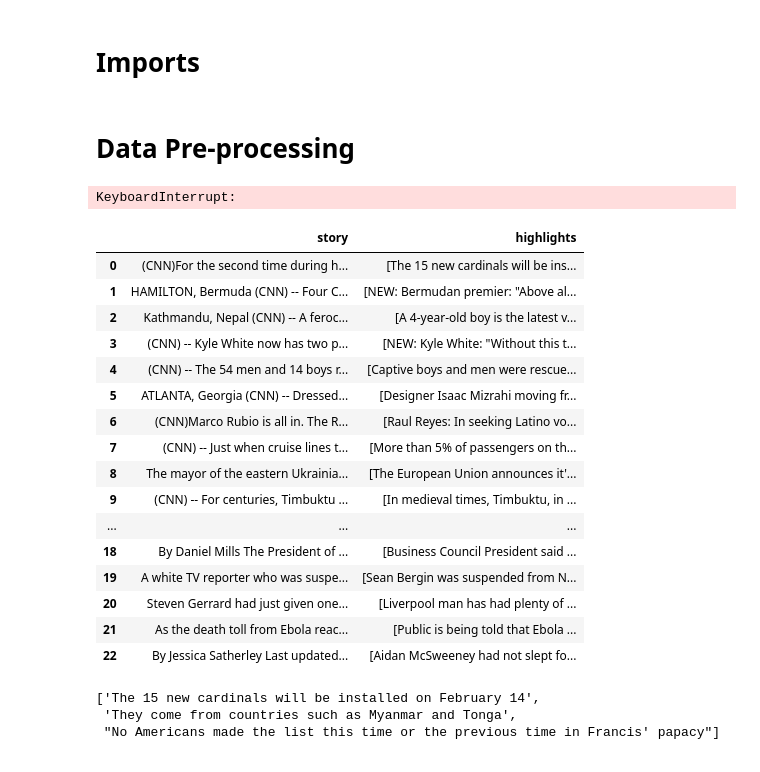
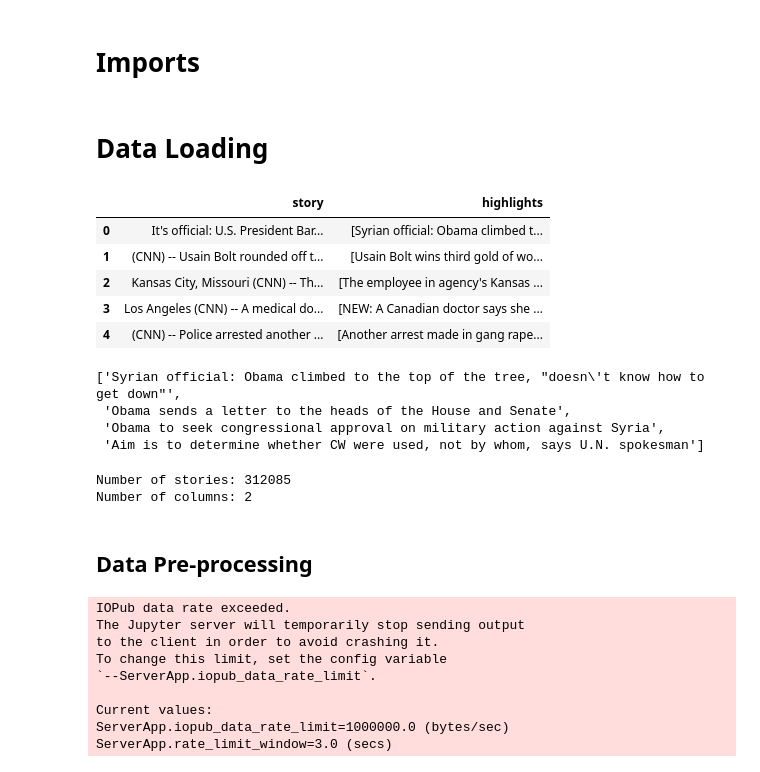
Before and after one commit to lyzwinskimarcin/Text_summarizer, a Jupyter notebook: Untitled.ipynb, the cells around one changed output. Saved outputs shown, nothing was run; the diff lists cells and outputs as text; code cells hidden in the pictures.

```diff
--- a/Untitled.ipynb
+++ b/Untitled.ipynb
@@ -6,5 +14,5 @@ import os
 # %% [markdown]
-# Data Pre-processing
+# Data Loading
 # %%
 # Function for reading one file
 def read_dataset(file_path):
@@ -32,7 +40,7 @@ def read_all_stories(directories):
     data = []  # List to hold data before converting to DataFrame
 
     # Read and process each .STORY file
-    for path in file_paths:
+    for path in tqdm(file_paths, desc="Processing files"):
         try:
             story, highlights = read_dataset(path)
             data.append({'story': story, 'highlights': highlights})
@@ -47,31 +55,28 @@ raw_data = read_all_stories(file_paths)
 # %%
 file_paths = ['Data/cnn', 'Data/dailymail']
 raw_data = read_all_stories(file_paths)
-# %% [output]
-KeyboardInterrupt:
 # %%
-raw_data.head(40)
+raw_data.head(5)
 # %% [output]
 |  | story | highlights |
-| 0 | (CNN)For the second time during h... | [The 15 new cardinals will be ins... |
-| 1 | HAMILTON, Bermuda (CNN) -- Four C... | [NEW: Bermudan premier: "Above al... |
-| 2 | Kathmandu, Nepal (CNN) -- A feroc... | [A 4-year-old boy is the latest v... |
-| 3 | (CNN) -- Kyle White now has two p... | [NEW: Kyle White: "Without this t... |
-| 4 | (CNN) -- The 54 men and 14 boys r... | [Captive boys and men were rescue... |
-| 5 | ATLANTA, Georgia (CNN) -- Dressed... | [Designer Isaac Mizrahi moving fr... |
-| 6 | (CNN)Marco Rubio is all in. The R... | [Raul Reyes: In seeking Latino vo... |
-| 7 | (CNN) -- Just when cruise lines t... | [More than 5% of passengers on th... |
-| 8 | The mayor of the eastern Ukrainia... | [The European Union announces it'... |
-| 9 | (CNN) -- For centuries, Timbuktu ... | [In medieval times, Timbuktu, in ... |
-| ... | ... | ... |
-| 18 | By Daniel Mills The President of ... | [Business Council President said ... |
-| 19 | A white TV reporter who was suspe... | [Sean Bergin was suspended from N... |
-| 20 | Steven Gerrard had just given one... | [Liverpool man has had plenty of ... |
-| 21 | As the death toll from Ebola reac... | [Public is being told that Ebola ... |
-| 22 | By Jessica Satherley Last updated... | [Aidan McSweeney had not slept fo... |
+| 0 | It's official: U.S. President Bar... | [Syrian official: Obama climbed t... |
+| 1 | (CNN) -- Usain Bolt rounded off t... | [Usain Bolt wins third gold of wo... |
+| 2 | Kansas City, Missouri (CNN) -- Th... | [The employee in agency's Kansas ... |
+| 3 | Los Angeles (CNN) -- A medical do... | [NEW: A Canadian doctor says she ... |
+| 4 | (CNN) -- Police arrested another ... | [Another arrest made in gang rape... |
 # %%
 raw_data.highlights[0]
 # %% [output]
-['The 15 new cardinals will be installed on February 14',
- 'They come from countries such as Myanmar and Tonga',
- "No Americans made the list this time or the previous time in Francis' papacy"]
+['Syrian official: Obama climbed to the top of the tree, "doesn\'t know how to get down"',
+ 'Obama sends a letter to the heads of the House and Senate',
+ 'Obama to seek congressional approval on military action against Syria',
+ 'Aim is to determine whether CW were used, not by whom, says U.N. spokesman']
+# %%
+num_rows, num_columns = raw_data.shape
+print(f"Number of stories: {num_rows}")
+print(f"Number of columns: {num_columns}")
+# %% [output]
+Number of stories: 312085
+Number of columns: 2
+# %% [markdown]
+## Data Pre-processing
@@ -77,0 +149,13 @@ raw_data.highlights[0]
+# %%
+print(cleaned_data.head())
+print(preprocessor.tokenizer.word_index)
+# %% [output]
+IOPub data rate exceeded.
+The Jupyter server will temporarily stop sending output
+to the client in order to avoid crashing it.
+To change this limit, set the config variable
+`--ServerApp.iopub_data_rate_limit`.
+
+Current values:
+ServerApp.iopub_data_rate_limit=1000000.0 (bytes/sec)
+ServerApp.rate_limit_window=3.0 (secs)
```
Also changed, not shown: parts of 12 cells of this notebook.
